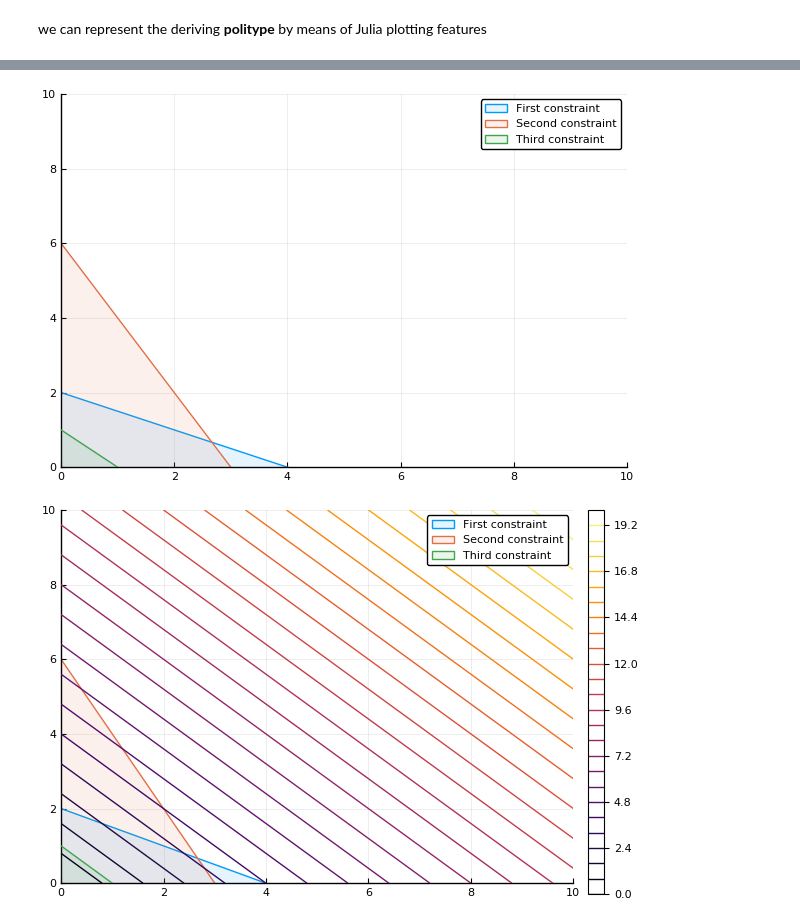
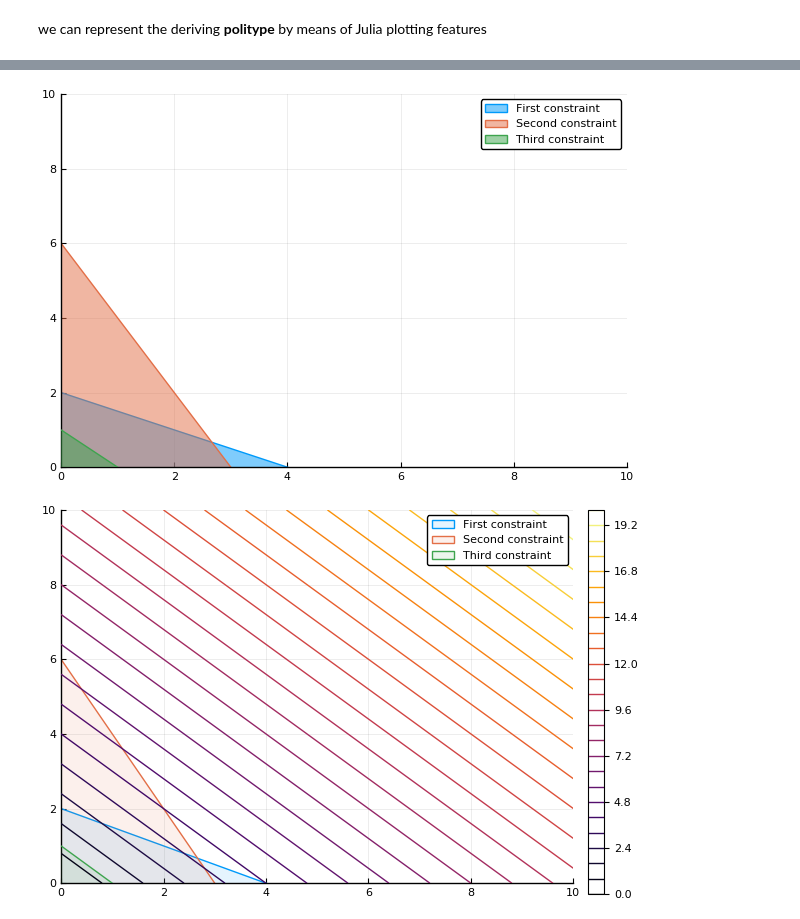
Before and after one commit to anhnguyendepocen/Tutorial-MMF, a Jupyter notebook: Lecture6.ipynb, the cells around one changed output, grey strips where cells are left out. Drawn from its saved outputs; the diff is of its cells as text; code cells hidden in the pictures.

```diff
--- a/Lecture6.ipynb
+++ b/Lecture6.ipynb
@@ -54,11 +69,11 @@ f(x) = (-x + 4)/2 ;
 g(x) = (-4x + 12)/2 ;
 h(x) = (-x + 1) ;
 # %%
-plot(f, 0:0.1:10, ylim=(0.0,10.0),xlim=(0.0,10.0), fill=(0, 0.1), label = "First constraint")
-plot!(g, 0:0.1:10, fill=(0, 0.1), label = "Second constraint")
-plot!(h, 0:0.1:10, fill=(0, 0.1), label = "Third constraint")
+plot(f, 0:0.1:10, ylim=(0.0,10.0),xlim=(0.0,10.0), fill=(0, 0.5), label = "First constraint")
+plot!(g, 0:0.1:10, fill=(0, 0.5), label = "Second constraint")
+plot!(h, 0:0.1:10, fill=(0, 0.5), label = "Third constraint")
 # %% [output]
-[figure, old version]
+[figure, new version]
 # %%
 x = 0:0.1:10
 y = 0:0.1:10
```
Also changed, not shown: parts of 5 cells of this notebook, 6 other files.
